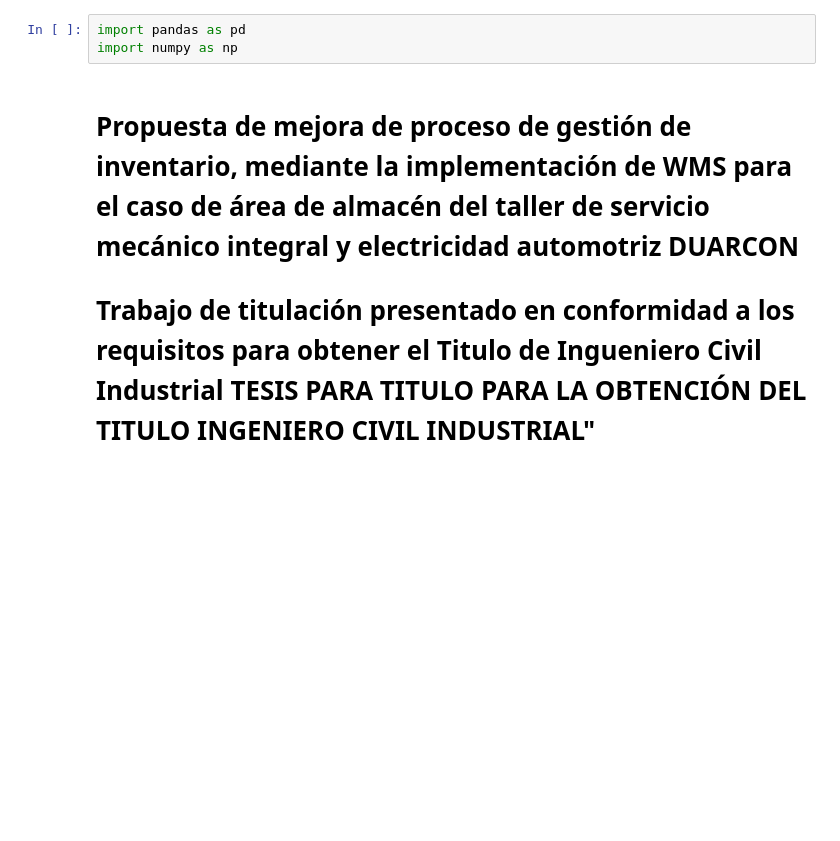
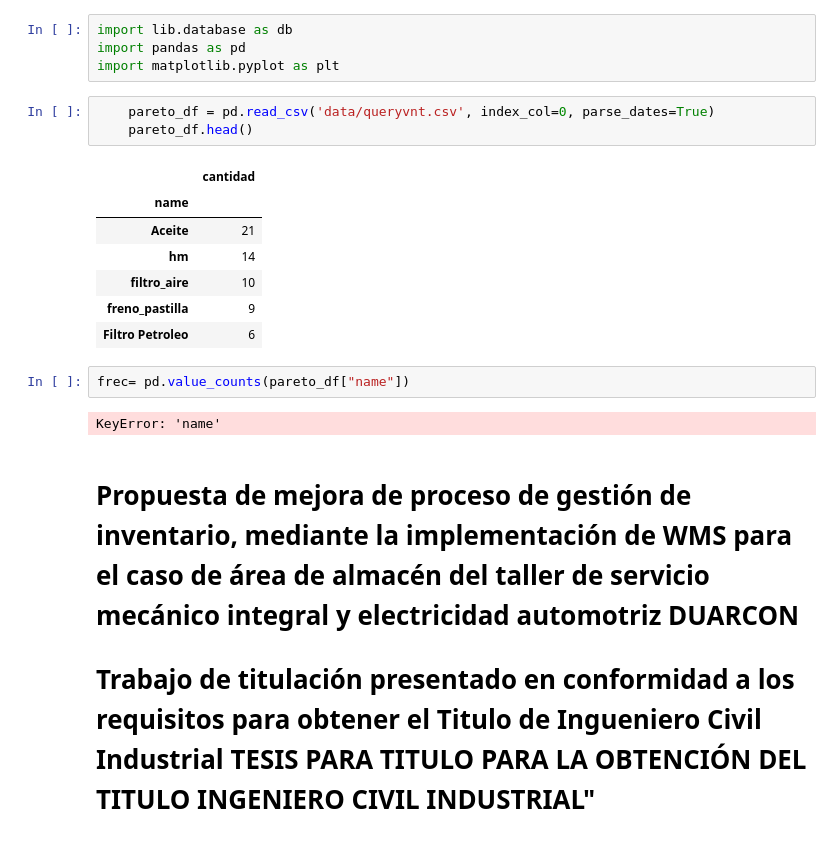
Before and after one commit to kiefer1up/tesis, a Jupyter notebook: tesis.ipynb, the cells around one changed output. Saved outputs shown, nothing was run; the diff lists cells and outputs as text; blank space fills up the shorter version.

```diff
--- a/tesis.ipynb
+++ b/tesis.ipynb
@@ -1,6 +1,22 @@
 # %%
+import lib.database as db
 import pandas as pd
-import numpy as np
+import matplotlib.pyplot as plt
+# %%
+    pareto_df = pd.read_csv('data/queryvnt.csv', index_col=0, parse_dates=True)
+    pareto_df.head()
+# %% [output]
+|  | cantidad |
+| name |  |
+| Aceite | 21 |
+| hm | 14 |
+| filtro_aire | 10 |
+| freno_pastilla | 9 |
+| Filtro Petroleo | 6 |
+# %%
+frec= pd.value_counts(pareto_df["name"])
+# %% [output]
+KeyError: 'name'
 # %% [markdown]
 # Propuesta de mejora de proceso de gestión de inventario, mediante la implementación de WMS para el caso de área de almacén del taller de servicio mecánico integral y electricidad automotriz DUARCON
 
```
Also changed, not shown: parts of 1 cell of this notebook.
